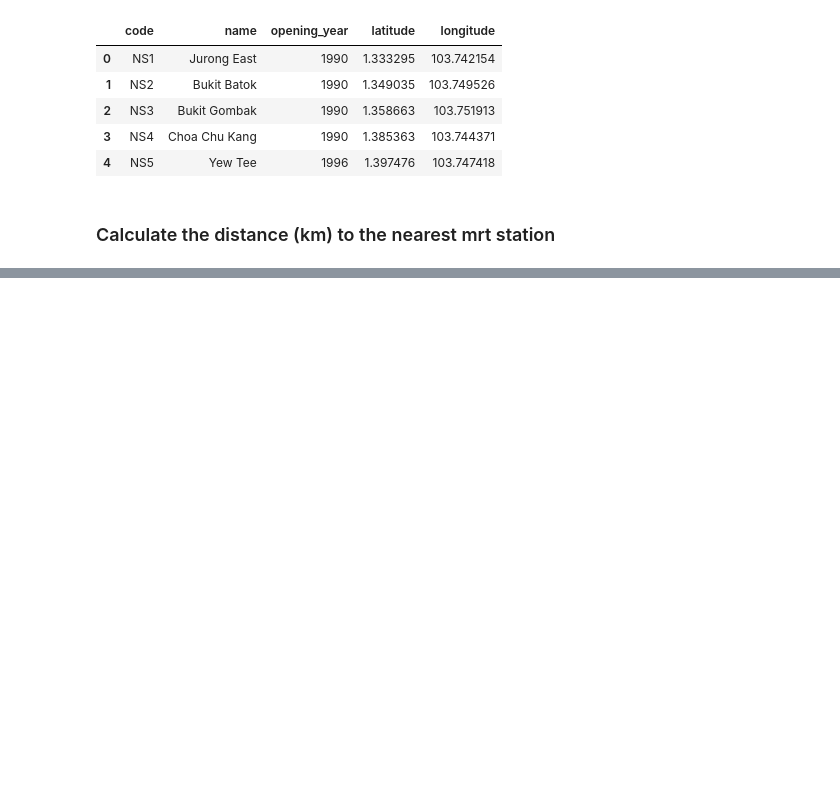
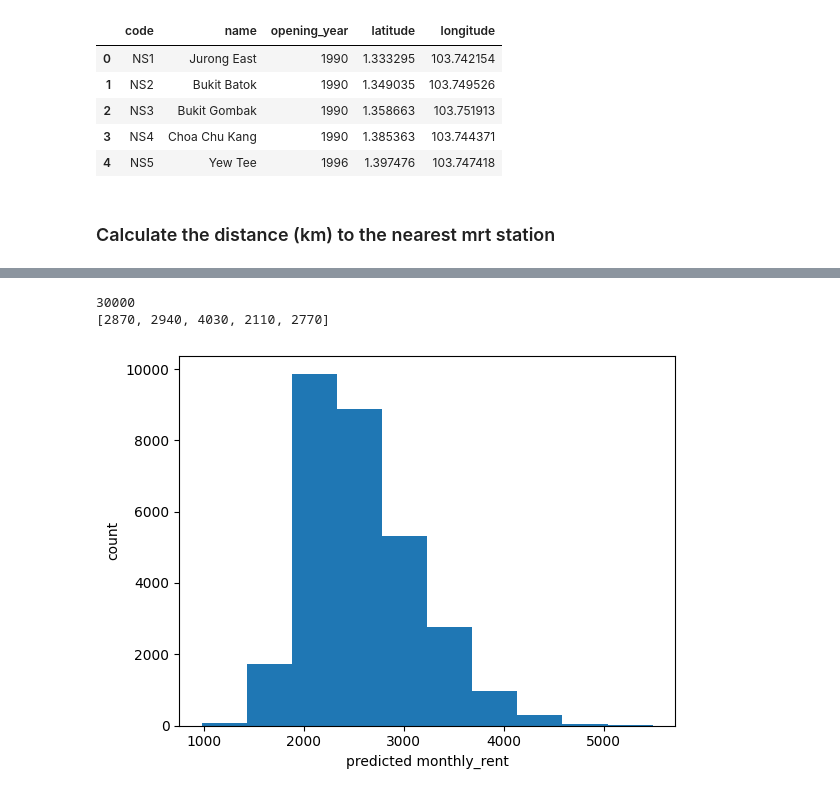
Before and after one commit to StephanieMussi/5228-group21-project, a Jupyter notebook: experiments/lhq.ipynb, the cells around one changed output, grey strips where cells are left out. Drawn from its saved outputs; the diff is of its cells as text; code cells hidden in the pictures; blank space fills up the shorter version.

```diff
--- a/experiments/lhq.ipynb
+++ b/experiments/lhq.ipynb
@@ -170,0 +167,34 @@ df_test.head()
+# %%
+X_train = df_train[['rent_approval_date', 'town_0', 'town_1', 'town_2', 'town_3', 'town_4',
+       'flat_model', 'floor_area_sqm', 'lease_commence_date', 'avg_stock_price', 'num_shopping_malls', 'min_distance',
+       'flat_type_3-room', 'flat_type_4-room', 'flat_type_executive', 'flat_type_5-room', 'flat_type_2-room',
+       'central region', 'east region', 'north region', 'north-east region', 'west region']].values
+y_train = df_train['monthly_rent'].values
+
+X_test = df_test[['rent_approval_date', 'town_0', 'town_1', 'town_2', 'town_3', 'town_4',
+       'flat_model', 'floor_area_sqm', 'lease_commence_date', 'avg_stock_price', 'num_shopping_malls', 'min_distance',
+       'flat_type_3-room', 'flat_type_4-room', 'flat_type_executive', 'flat_type_5-room', 'flat_type_2-room',
+       'central region', 'east region', 'north region', 'north-east region', 'west region']].values
+# %%
+scaler = preprocessing.StandardScaler()
+X_train_scaled = scaler.fit_transform(X_train)
+X_test_scaled = scaler.transform(X_test)
+# %%
+k = 5
+knn_regressor = KNeighborsRegressor(n_neighbors=k)
+knn_regressor.fit(X_train_scaled, y_train)
+y_pred = knn_regressor.predict(X_test_scaled)
+# %%
+y_pred = [int(x) for x in y_pred]
+print(len(y_pred))
+print(y_pred[:5])
+# %% [output]
+30000
+[2870, 2940, 4030, 2110, 2770]
+# %%
+plt.hist(y_pred)
+plt.xlabel('predicted monthly_rent')
+plt.ylabel('count')
+plt.show()
+# %% [output]
+[figure, added]
```
Also changed, not shown: parts of 8 cells of this notebook, 1 other file.
